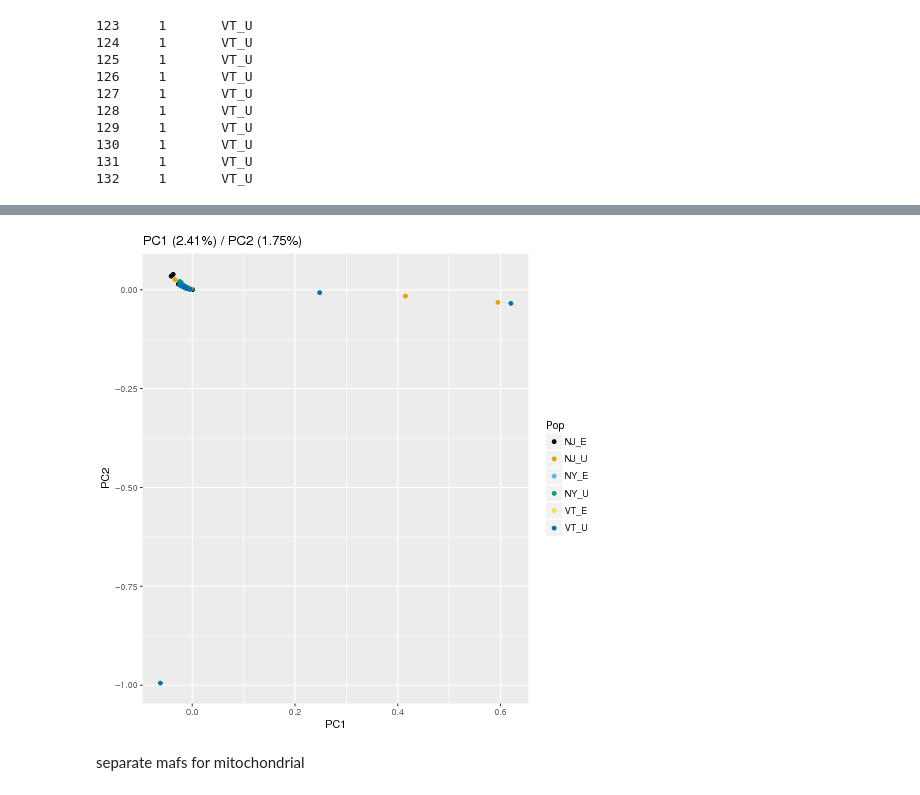
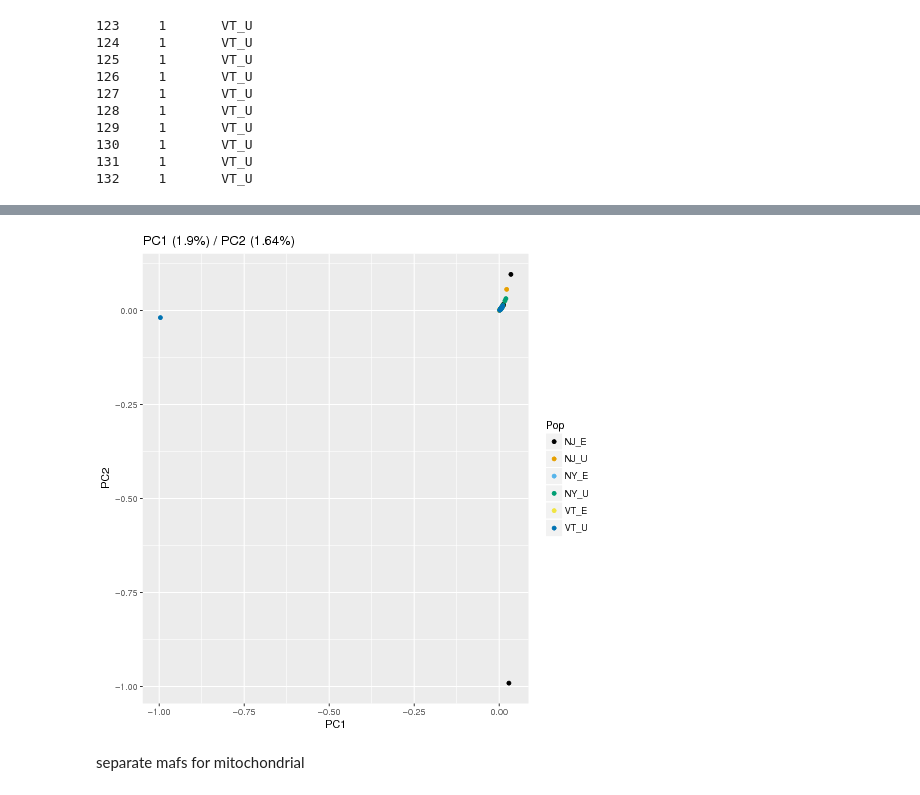
Before and after one commit to sagw/WNS_WGS, a Jupyter notebook: Angsd_all_SNPs.ipynb, the cells around one changed output, grey strips where cells are left out. Saved outputs shown, nothing was run; the diff lists cells and outputs as text; code cells hidden in the pictures.

Commit message:
redoing fst and snp graphs

```diff
--- a/Angsd_all_SNPs.ipynb
+++ b/Angsd_all_SNPs.ipynb
@@ -205,9 +203,9 @@ Execution halted
 # %%
 from wand.image import Image as WImage
-img = WImage(filename='/local/home/sarahgw/WGS/SNPS/All_mylu/ALL_mylu.pca.pdf')
+img = WImage(filename='/local/home/sarahgw/WGS/SNPS/All_mylu/genoprob/ALL_mylu.pca.pdf')
 img
 # %% [output]
-[figure, old version]
+[figure, new version]
 # %% [markdown]
 separate mafs for mitochondrial
 # %%
```
Also changed, not shown: parts of 8 cells of this notebook, 2 other files.
